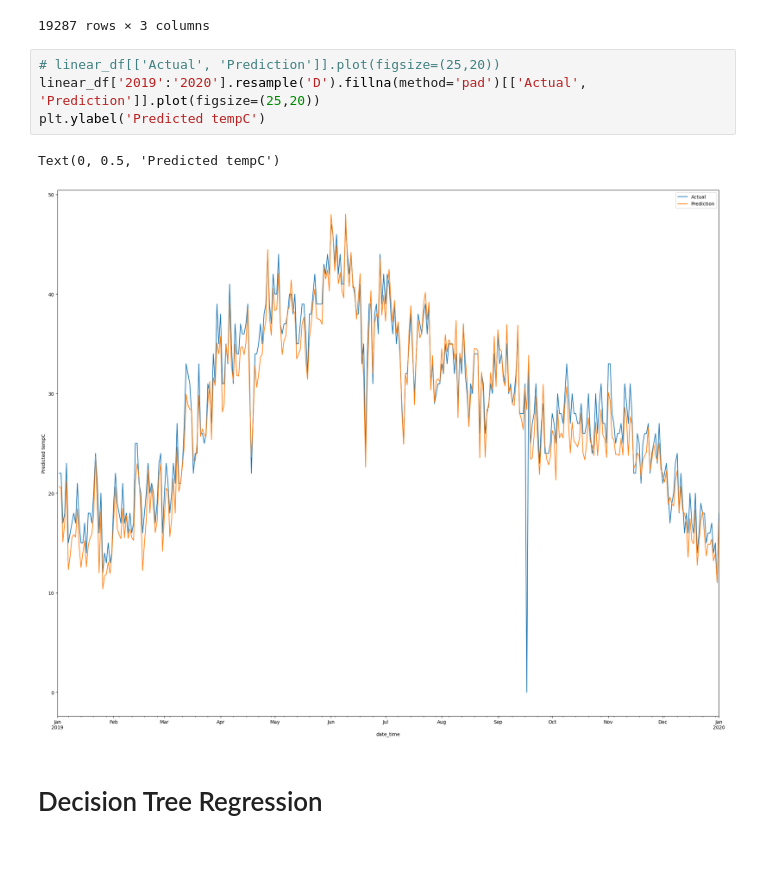
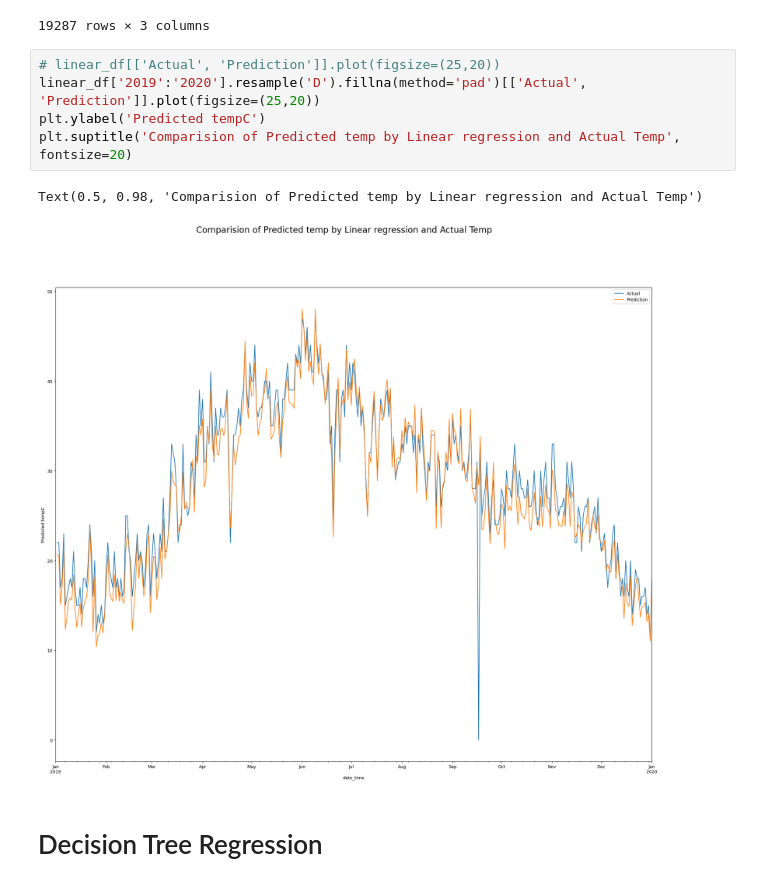
Before and after one commit to dnharshit/comparative-weather-prediction-model-using-ML, a Jupyter notebook: forecast.ipynb, the cells around one changed output. Drawn from its saved outputs; the diff is of its cells as text; blank space fills up the shorter version.

Commit message:
labelled graphs

```diff
--- a/forecast.ipynb
+++ b/forecast.ipynb
@@ -350,10 +350,11 @@ linear_df
 # %%
 # linear_df[['Actual', 'Prediction']].plot(figsize=(25,20))
 linear_df['2019':'2020'].resample('D').fillna(method='pad')[['Actual', 'Prediction']].plot(figsize=(25,20))
 plt.ylabel('Predicted tempC')
+plt.suptitle('Comparision of Predicted temp by Linear regression and Actual Temp', fontsize=20)
 # %% [output]
-Text(0, 0.5, 'Predicted tempC')
+Text(0.5, 0.98, 'Comparision of Predicted temp by Linear regression and Actual Temp')
-[figure, old version]
+[figure, new version]
 # %% [markdown]
 # Decision Tree Regression
 # %%
```
Also changed, not shown: parts of 3 cells of this notebook.
